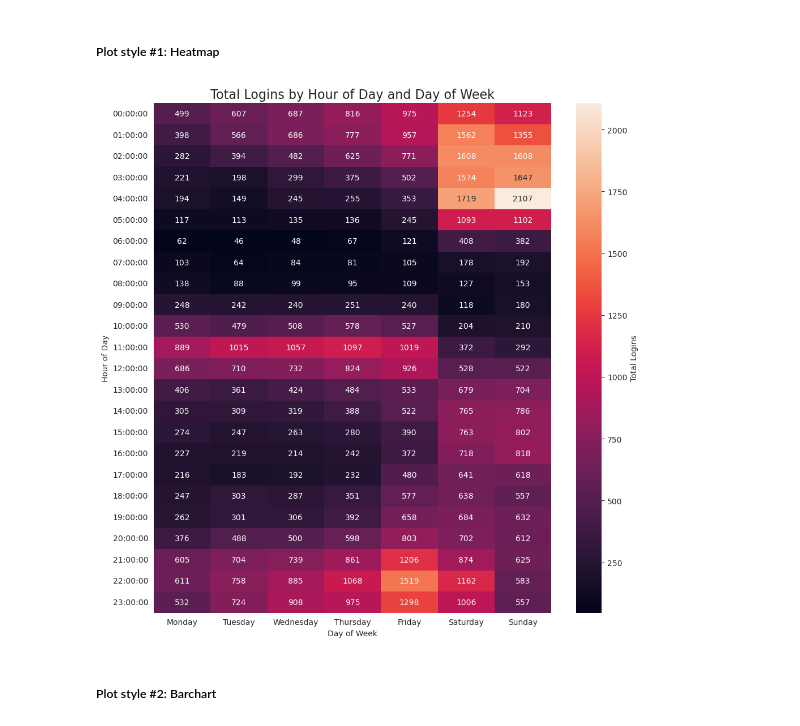
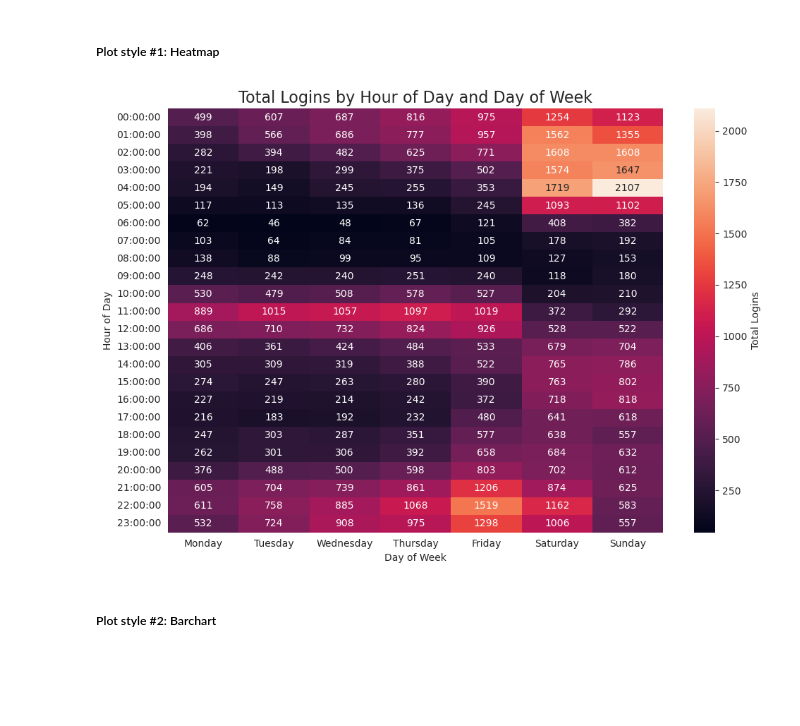
Before and after one commit to ds-edu/ds-eda-ultimate-tech, a Jupyter notebook: logins.ipynb, the cells around one changed output. Drawn from its saved outputs; the diff is of its cells as text; code cells hidden in the pictures; blank space fills up the shorter version.

```diff
--- a/logins.ipynb
+++ b/logins.ipynb
@@ -342,15 +342,15 @@ pvt_login_activity.columns = ['Monday', 'Tuesday', 'Wednesday', 'Thursday', 'Fri
 # %%
 # Visualization #1: Plot by heatmap.
 
-plt.figure(figsize=(10, 10))
+plt.figure(figsize=(10, 7))
 sns.heatmap(data=pvt_login_activity, annot=True, fmt='.0f', cbar_kws={'label': 'Total Logins'})
 plt.title('Total Logins by Hour of Day and Day of Week', fontsize=16)
 plt.ylabel('Hour of Day')
 plt.xlabel('Day of Week')
 plt.tight_layout()
 plt.show()
 # %% [output]
-[figure, old version]
+[figure, new version]
 # %% [markdown]
 ##### Plot style #2: Barchart
 # %%
```
Also changed, not shown: parts of 9 cells of this notebook, 3 other files.
